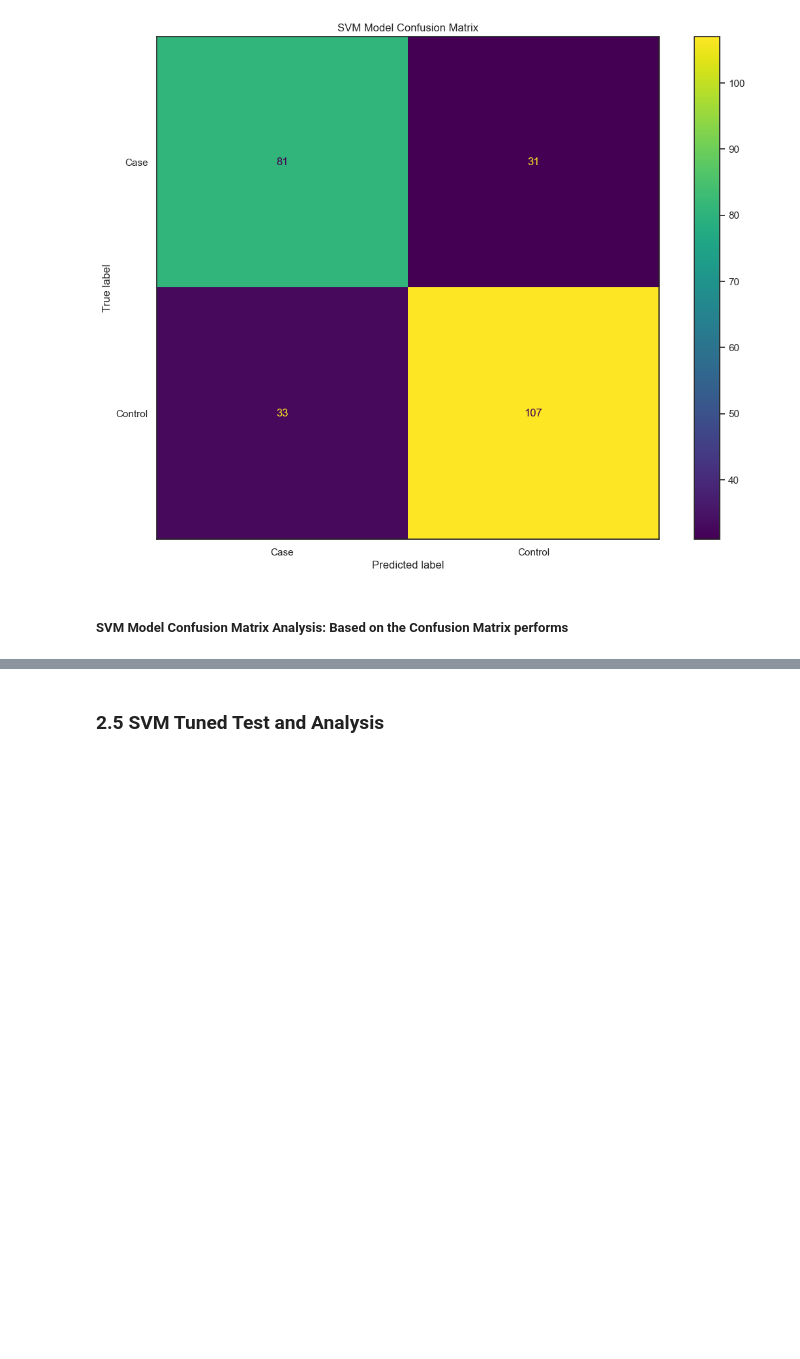
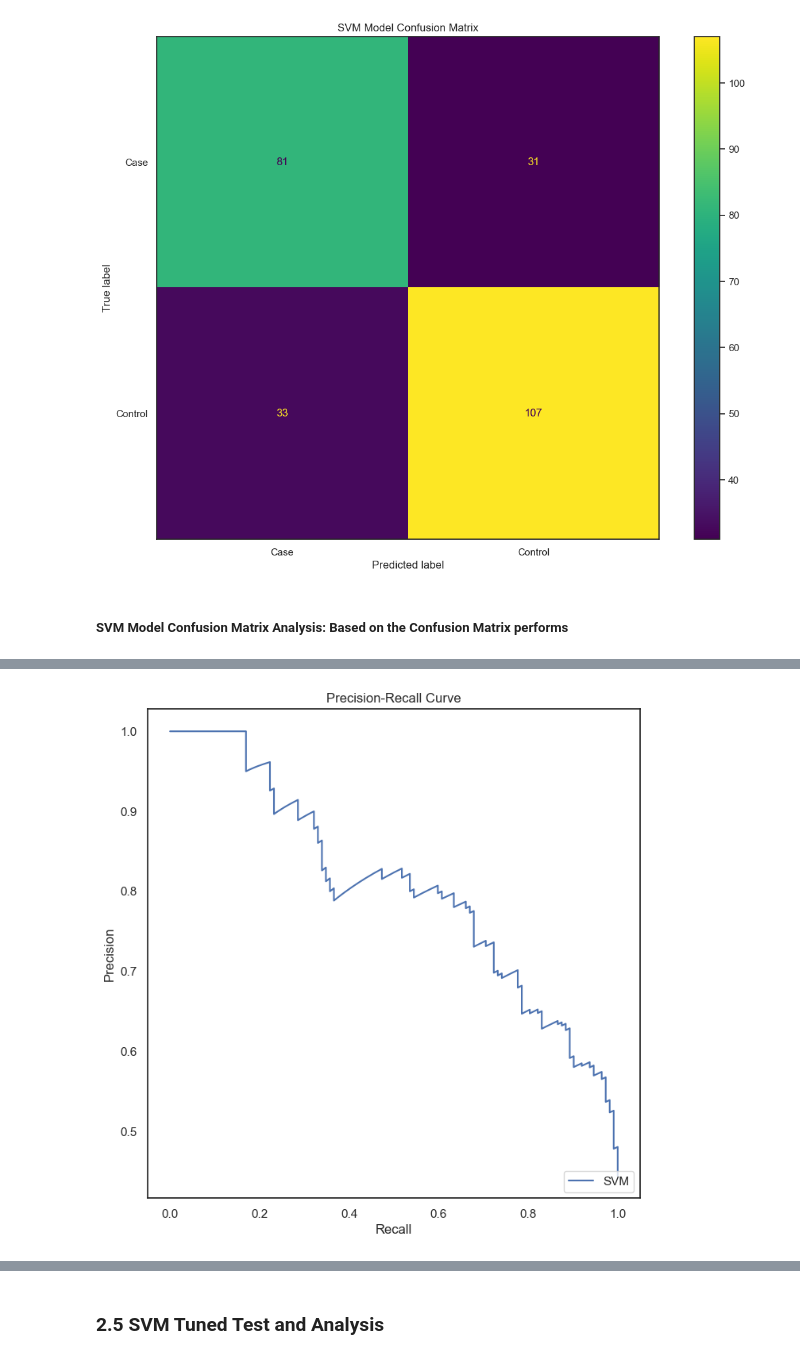
Before and after one commit to APS301123/Lung_Cancer_Classification_Project, a Jupyter notebook: Code/notebook_lung_cancer.ipynb, the cells around one changed output, grey strips where cells are left out. Saved outputs shown, nothing was run; the diff lists cells and outputs as text; code cells hidden in the pictures; blank space fills up the shorter version.

```diff
--- a/Code/notebook_lung_cancer.ipynb
+++ b/Code/notebook_lung_cancer.ipynb
@@ -332,0 +346,4 @@ SVC(random_state=1)
+# %%
+ml_analysis_custom.visualize_precision_recall_curve(8, 8, ['SVM'], [svm_pipeline], [svm_test_features], [svm_test_targets], 'Precision-Recall Curve', 'Case')
+# %% [output]
+[figure, added]
```
Also changed, not shown: parts of 16 cells of this notebook, 1 other file.
